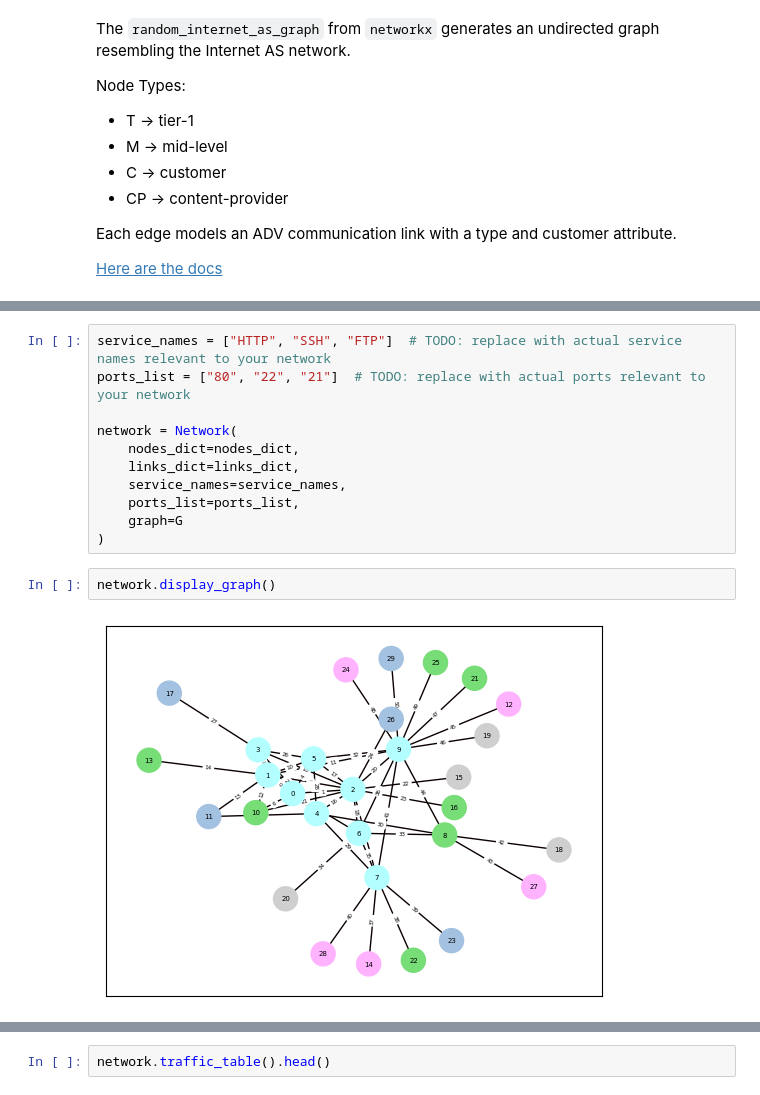
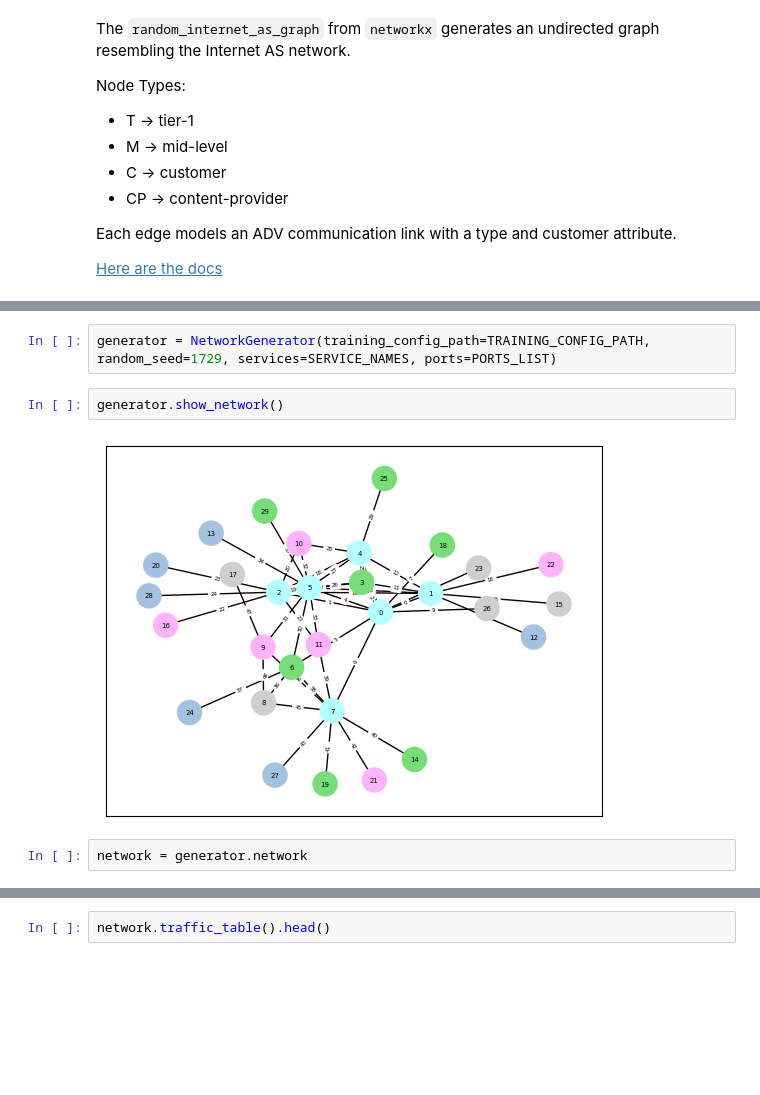
Before and after one commit to intellium-ai/AEGIS, a Jupyter notebook: notebooks/network_generation.ipynb, the cells around one changed output, grey strips where cells are left out. Drawn from its saved outputs; the diff is of its cells as text; blank space fills up the shorter version.

Commit message:
im actually gonna loose my shit - where is everything going!!!!!!!

```diff
--- a/notebooks/network_generation.ipynb
+++ b/notebooks/network_generation.ipynb
@@ -153,18 +26,11 @@ Node ID: 0, Node Name: Node_0, Node Type: SERVER
-# %%
-service_names = ["HTTP", "SSH", "FTP"]  # TODO: replace with actual service names relevant to your network
-ports_list = ["80", "22", "21"]  # TODO: replace with actual ports relevant to your network
-
-network = Network(
-    nodes_dict=nodes_dict,
-    links_dict=links_dict,
-    service_names=service_names,
-    ports_list=ports_list,
-    graph=G
-)
-# %%
-network.display_graph()
-# %% [output]
-[figure, removed]
+# %%
+generator = NetworkGenerator(training_config_path=TRAINING_CONFIG_PATH, random_seed=1729, services=SERVICE_NAMES, ports=PORTS_LIST)
+# %%
+generator.show_network()
+# %% [output]
+[figure, added]
+# %%
+network = generator.network
 # %%
 network.nodes_table().head()
 # %% [output]
```
Also changed, not shown: parts of 13 cells of this notebook, 3 other files.
